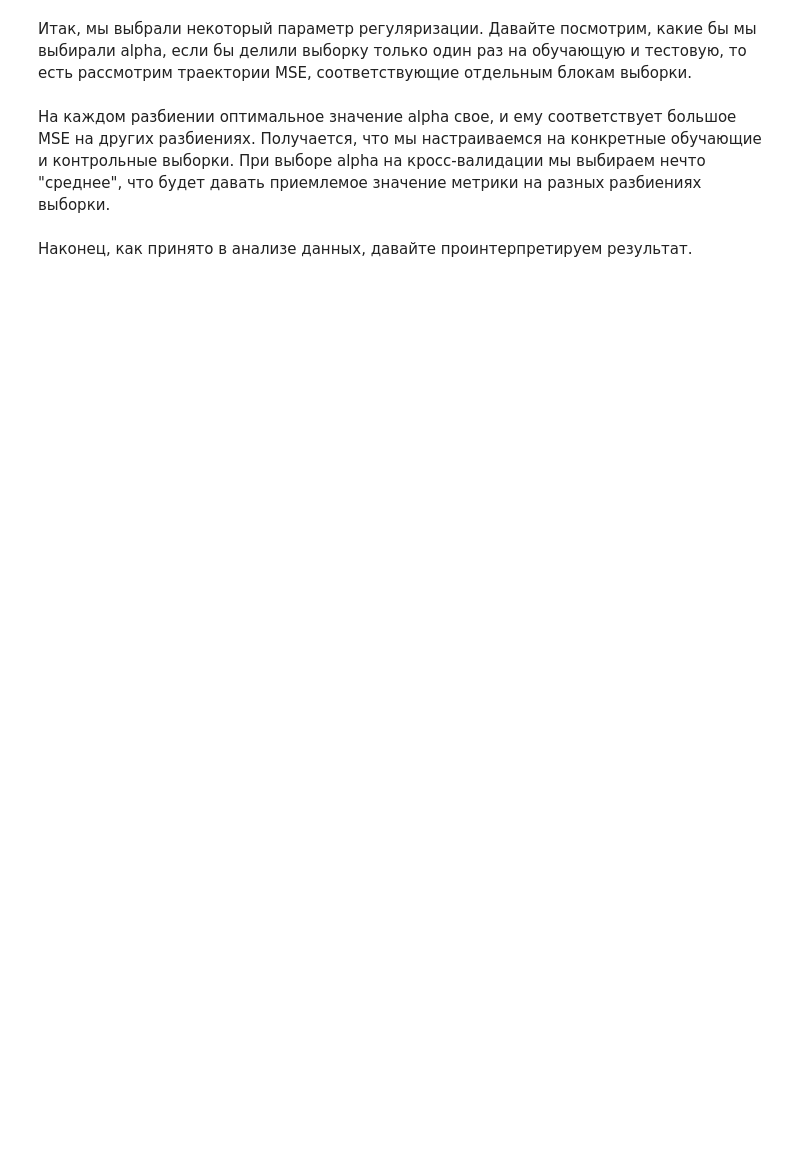
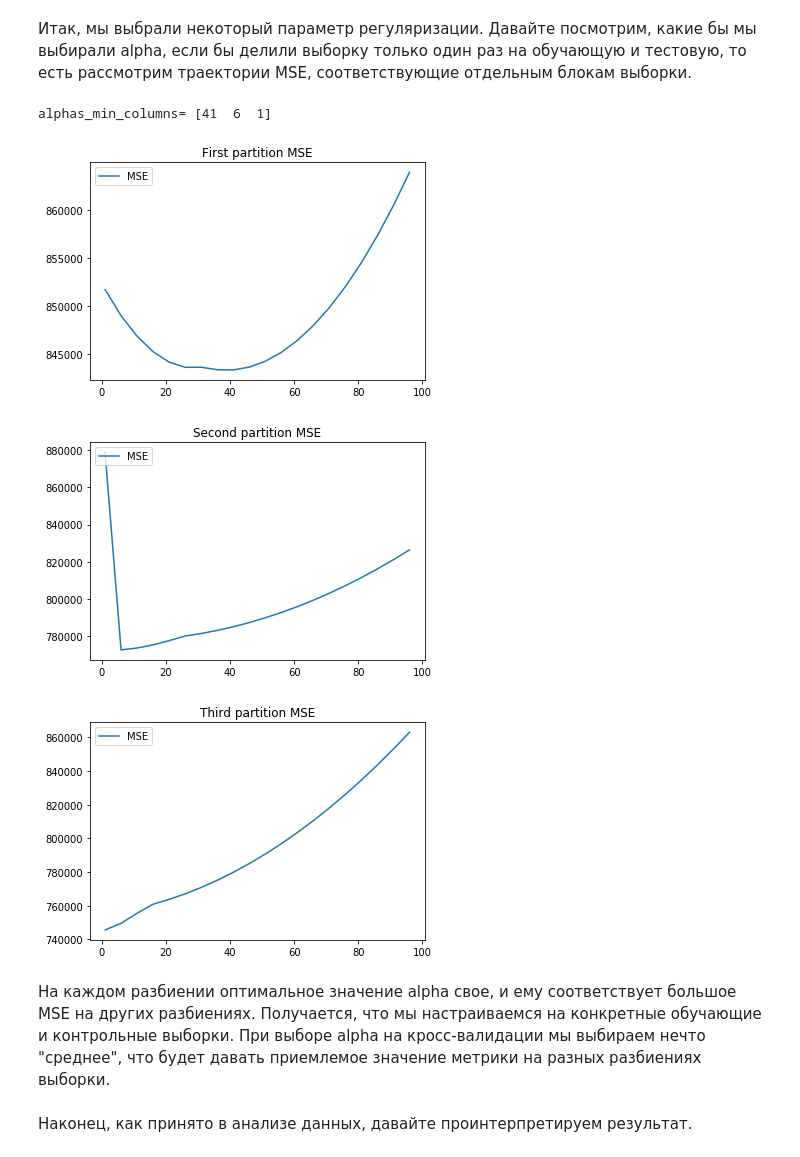
Before and after one commit to LyubaxaPro/Machine_Learning_Specialization, a Jupyter notebook: tagged_data_training/week2/OverfittingTask.ipynb, the cells around one changed output. Drawn from its saved outputs; the diff is of its cells as text; code cells hidden in the pictures; blank space fills up the shorter version.

```diff
--- a/tagged_data_training/week2/OverfittingTask.ipynb
+++ b/tagged_data_training/week2/OverfittingTask.ipynb
@@ -267,9 +356,28 @@ alphas = np.arange(1, 100, 5)
 # %% [markdown]
 Итак, мы выбрали некоторый параметр регуляризации. Давайте посмотрим, какие бы мы выбирали alpha, если бы делили выборку только один раз на обучающую и тестовую, то есть рассмотрим траектории MSE, соответствующие отдельным блокам выборки.
+# %%
+def show_mse(n, name):
+    fig, ax = plt.subplots(1,1)
+    plt.plot(model.alphas_, model.mse_path_[:, n], label='MSE')
+    ax.set_title(name + ' partition MSE')
+    plt.legend(loc='upper left')
+    plt.show()
 # %%
 # Код 3.3 (1 балл)
 # Выведите значения alpha, соответствующие минимумам MSE на каждом разбиении (то есть по столбцам).
-# На трех отдельных графиках визуализируйте столбцы .mse_path_
+# На трех отдельных графиках визуализируйте столбцы .mse_path
+
+index_mins = model.mse_path_.argmin(axis=0)
+print("alphas_min_columns=", model.alphas_[index_mins])
+
+show_mse(0, 'First')
+show_mse(1, 'Second')
+show_mse(2, 'Third')
+# %% [output]
+alphas_min_columns= [41  6  1]
+[figure, added]
+[figure, added]
+[figure, added]
 # %% [markdown]
 На каждом разбиении оптимальное значение alpha свое, и ему соответствует большое MSE на других разбиениях. Получается, что мы настраиваемся на конкретные обучающие и контрольные выборки. При выборе alpha на кросс-валидации мы выбираем нечто "среднее", что будет давать приемлемое значение метрики на разных разбиениях выборки.
 # %% [markdown]
```
Also changed, not shown: parts of 7 cells of this notebook.
